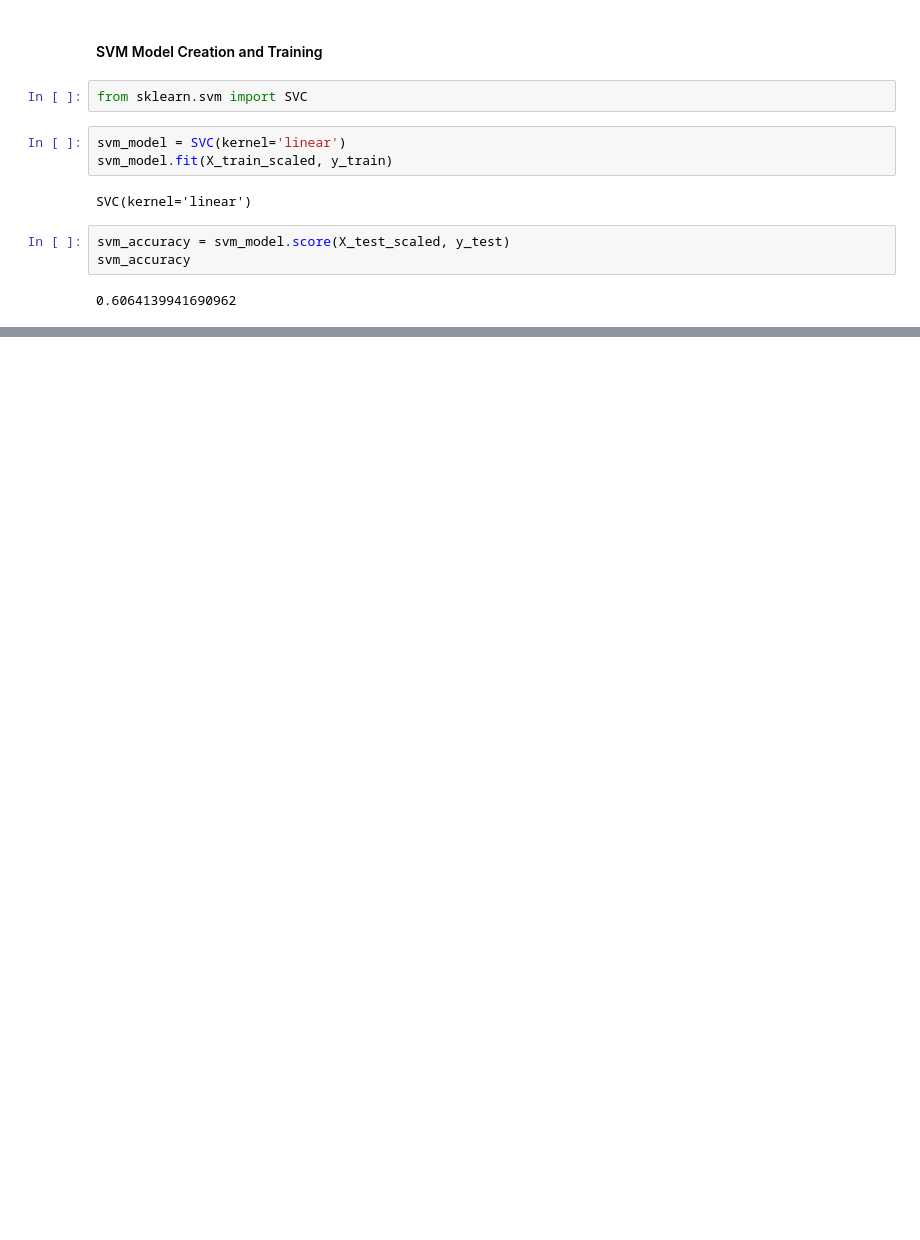
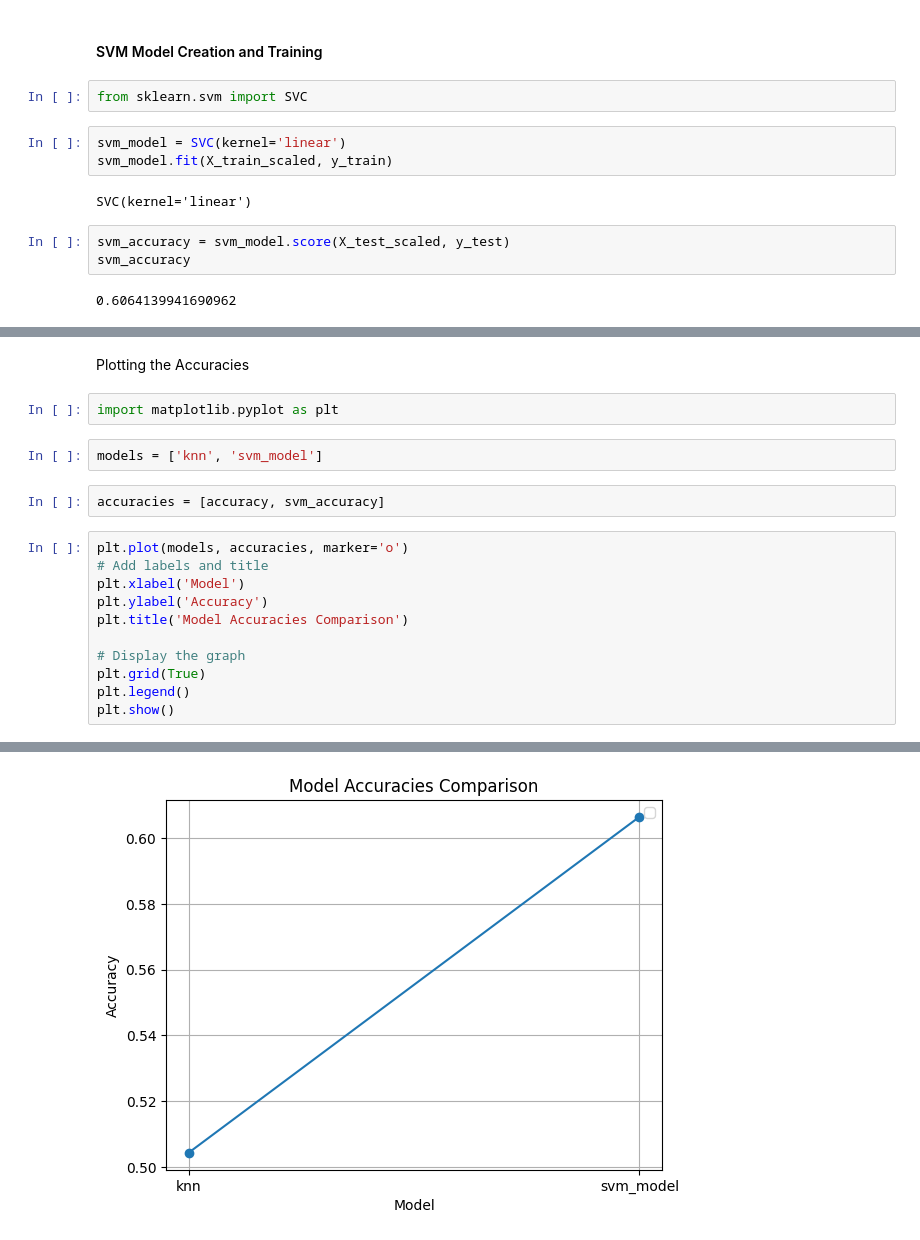
Before and after one commit to am-eric/Cousera-projects, a Jupyter notebook: K_Nearest_Neighbor.ipynb, the cells around one changed output, grey strips where cells are left out. Drawn from its saved outputs; the diff is of its cells as text; blank space fills up the shorter version.

```diff
--- a/K_Nearest_Neighbor.ipynb
+++ b/K_Nearest_Neighbor.ipynb
@@ -162,0 +163,20 @@ Predictions: [5 6 5 6 7], Actual Values: [5 6 5 6 6]
+# %% [markdown]
+Plotting the Accuracies
+# %%
+import matplotlib.pyplot as plt
+# %%
+models = ['knn', 'svm_model']
+# %%
+accuracies = [accuracy, svm_accuracy]
+# %%
+plt.plot(models, accuracies, marker='o')
+# Add labels and title
+plt.xlabel('Model')
+plt.ylabel('Accuracy')
+plt.title('Model Accuracies Comparison')
+
+# Display the graph
+plt.grid(True)
+plt.legend()
+plt.show()
+# %% [output]
@@ -162,0 +184 @@ Predictions: [5 6 5 6 7], Actual Values: [5 6 5 6 6]
+[figure, added]
```
Also changed, not shown: parts of 2 cells of this notebook.
